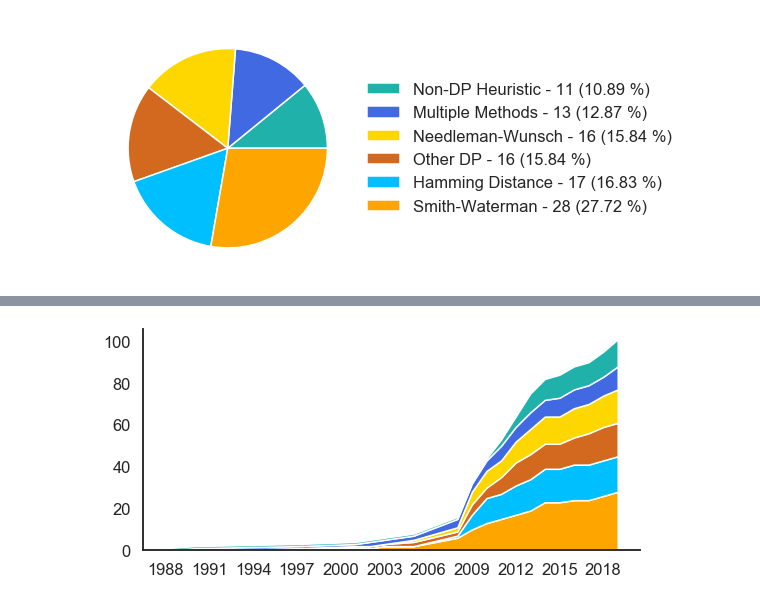
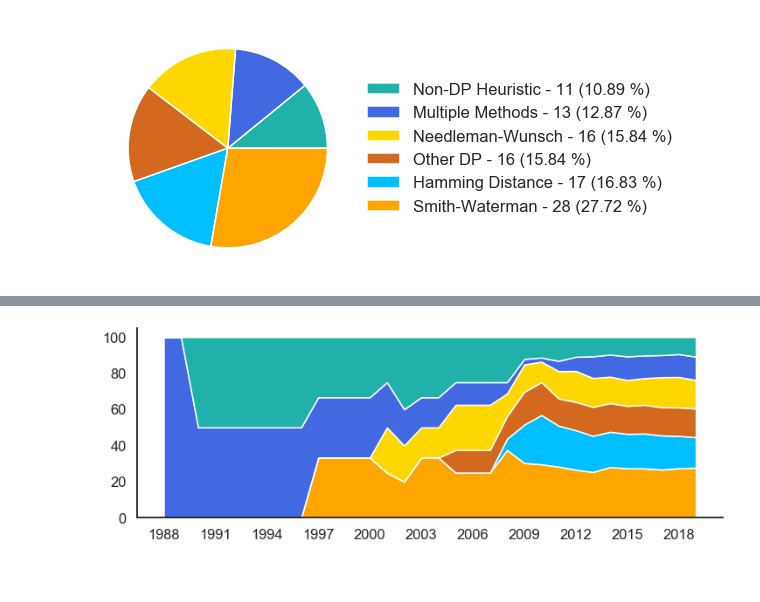
Before and after one commit to Mangul-Lab-USC/review-technology-dictates-algorithms, a Jupyter notebook: notebooks/Figure2.ipynb, the cells around one changed output, grey strips where cells are left out. Saved outputs shown, nothing was run; the diff lists cells and outputs as text; code cells hidden in the pictures.

```diff
--- a/notebooks/Figure2.ipynb
+++ b/notebooks/Figure2.ipynb
@@ -249,10 +311,12 @@ plt.savefig('../figures/Figure2_b_0.pdf')
 [figure]
 # %%
 plt.figure(figsize=(8,4))
+idx = range(min(x), max(x)+1)
 by_year = data_year.groupby(['year_of_pub','seeds_fixed']).count()
 by_year = by_year.xs('aligner', axis=1)
 by_year = by_year.unstack(level = -1, fill_value=0)
 by_year = by_year.cumsum()
+by_year = by_year.reindex(idx, method='ffill')
 x = by_year.index
 
 sns.set_style('white')
@@ -287,10 +351,12 @@ plt.savefig('../figures/Figure2_c_0.pdf')
 [figure]
 # %%
 plt.figure(figsize=(8,4))
+idx = range(min(x), max(x)+1)
 by_year = data_year.groupby(['year_of_pub','seeds_spaced']).count()
 by_year = by_year.xs('aligner', axis=1)
 by_year = by_year.unstack(level = -1, fill_value=0)
 by_year = by_year.cumsum()
+by_year = by_year.reindex(idx, method='ffill')
 x = by_year.index
 
 
@@ -326,10 +392,12 @@ plt.savefig('../figures/Figure2_d_0.pdf')
 [figure]
 # %%
 plt.figure(figsize=(8,4))
+idx = range(min(x), max(x)+1)
 by_year = data_year.groupby(['year_of_pub','seeds_chained']).count()
 by_year = by_year.xs('aligner', axis=1)
 by_year = by_year.unstack(level = -1, fill_value=0)
 by_year = by_year.cumsum()
+by_year = by_year.reindex(idx, method='ffill')
 x = by_year.index
 
 sns.set_style('white')
@@ -498,3 +617,12 @@ plt.savefig('../figures/Figure2_i_0.png')
 plt.savefig('../figures/Figure2_i_0.pdf')
 # %% [output]
 [figure]
+# %%
+idx = range(min(x), max(x)+1)
+by_year = data_year.groupby(['year_of_pub','pairwise']).count()
+by_year = by_year.xs('aligner', axis=1)
+by_year = by_year.unstack(level = -1, fill_value=0)
+by_year = by_year.cumsum()
+by_year = by_year.reindex(idx, method='ffill')
+x = by_year.index
+by_year.head()
@@ -501,26 +680,16 @@ plt.savefig('../figures/Figure2_i_0.pdf')
 # %%
-plt.figure(figsize=(8,4))
-
-by_year = data_year.groupby(['year_of_pub','pairwise']).count()
-by_year = by_year.xs('aligner', axis=1)
-by_year = by_year.unstack(level = -1, fill_value=0)
-by_year = by_year.cumsum()
-x = by_year.index
+plt.figure(figsize=(12,4))
 
 sns.set_style('white')
 sns.set_context('talk')
-plt.stackplot(x, by_year.loc[:,'Smith-Waterman'], by_year.loc[:,'Hamming Distance'],
-              by_year.loc[:,'Needleman-Wunsch'], by_year.loc[:,'Other DP'],
-              by_year.loc[:,'Non-DP Heuristic'], by_year.loc[:,'Multiple Methods'],
-              labels=['Smith-Waterman', 'Hamming Distance', 'Needleman-Wunsch', 'Other DP',
-                      'Non-DP Heuristic', 'Multiple Methods'], colors=local_clrs)
-#plt.legend(loc='center left', bbox_to_anchor=(1, .5))
+
+plt.stackplot(x, SW, HD, Other, NW, MM, NoDP,
+              labels=['Smith-Waterman', 'Hamming Distance', 'Other DP', 'Needleman-Wunsch',
+                      'Multiple Methods', 'Non-DP Heuristic'], colors=local_clrs)
+
+sns.despine()
 plt.xticks(range(min(x), max(x)+1, 3))
-plt.tight_layout()
-#plt.show()
-sns.despine()
-
-plt.savefig('../figures/Figure2_i_1.png')
-plt.savefig('../figures/Figure2_i_1.pdf')
+# plt.tight_layout()
+plt.show()
 # %% [output]
-[figure, old version]
+[figure, new version]
```
Also changed, not shown: parts of 14 cells of this notebook, 30 other files.
